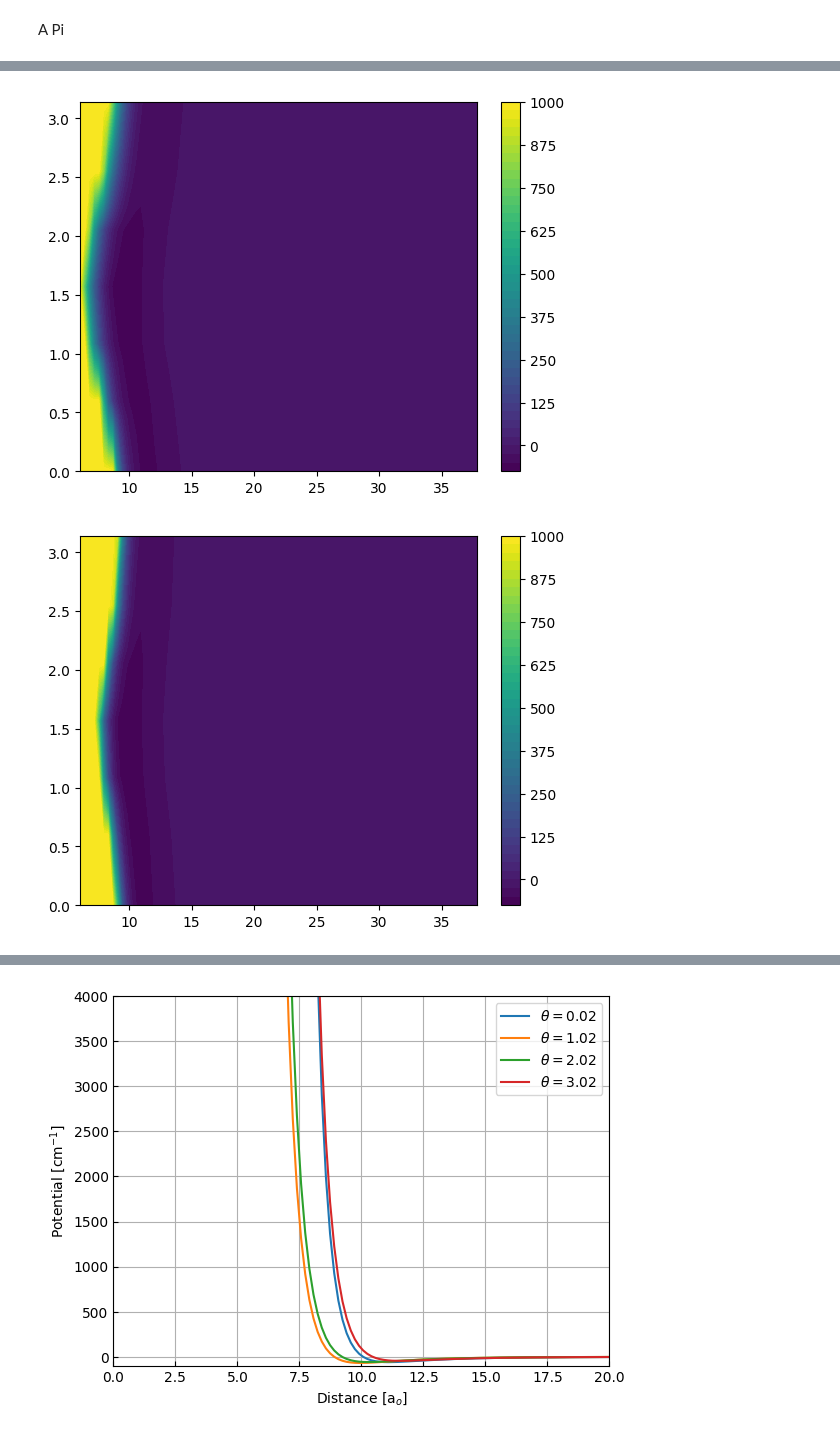
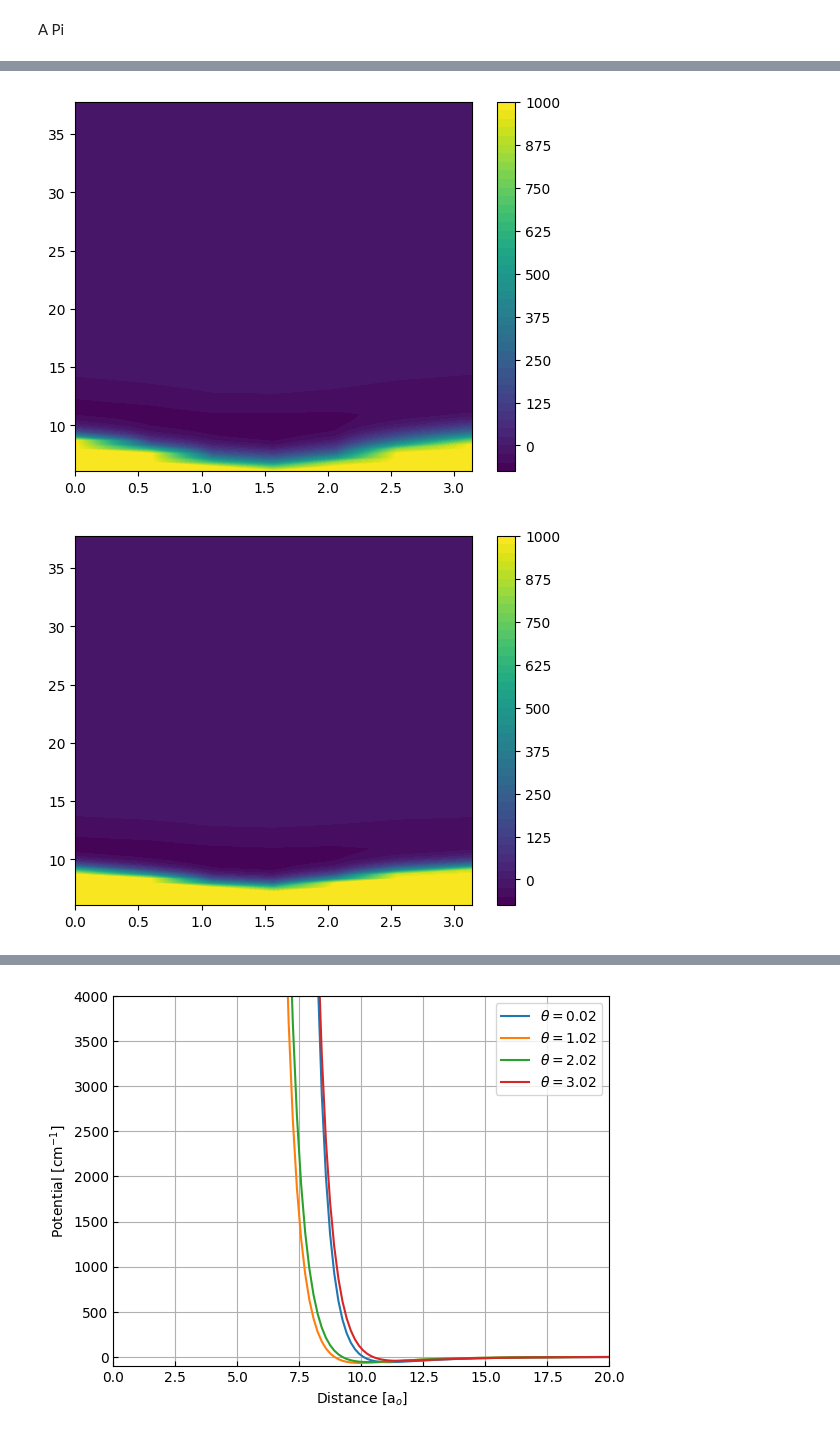
Before and after one commit to Wleter/NeOcs, a Jupyter notebook: analysis/potentials.ipynb, the cells around one changed output, grey strips where cells are left out. Cells and saved outputs as stored; diff of their text form; code cells hidden in the pictures.

```diff
--- a/analysis/potentials.ipynb
+++ b/analysis/potentials.ipynb
@@ -326,26 +234,21 @@ class Potential:
 # %%
-import scipy.optimize as opt
-
 def fit_potential(r_theta, oc_bond, cs_bond, d6_o, d6_c, d6_s, re_o, re_c, re_s, sigma):
-    # oc_bond = 1.5710 * ANGS
-    # cs_bond = 1.1526 * ANGS
-    potential = Potential(oc_bond, cs_bond, d6_o, d6_c, d6_s, re_o, re_c, re_s, sigma)
+    potential = ForceField(oc_bond, cs_bond, d6_o, d6_c, d6_s, re_o, re_c, re_s, sigma)
 
     return potential.value(1 / r_theta[0], r_theta[1])
 
-theta, r, pot = load_from_file("../potentials/", "potential.dat")
-theta = np.array(theta)
-r = np.array(r)
-pot = np.array(pot)
+potential = load_from_file("../potentials/", "potential.dat")
 
-r = r[10:]
-pot = pot[:, 10:]
+radial = potential.radial[10:]
+polar = potential.polar
+pot = potential.values[10:, :]
 
-theta_mesh, r_mesh = np.meshgrid(theta, r, indexing="ij")
+radial_mesh, polar_mesh = np.meshgrid(radial, polar, indexing="ij")
 
 p0 = (2.96876583, 2.178102798,
       6.2e7, 6.2e7, 6.2e7,
       170, 170, 170,
       0.66656416032193)
-p, err = opt.curve_fit(fit_potential, (1 / r_mesh.ravel(), theta_mesh.ravel()), pot.ravel(), p0,
+p, err = opt.curve_fit(fit_potential, (1 / radial_mesh.ravel(), polar_mesh.ravel()), pot.ravel(), p0,
                        bounds = ((0, 0, 0, 0, 0, 0, 0, 0, -np.inf), np.inf))
+print(p)
@@ -377,23 +275,21 @@ ax.legend();
 [figure]
 [figure]
 # %%
-theta, r, pot = load_from_file("../potentials/", "potential.dat")
-theta = np.array(theta)
-r = np.array(r)
-pot = np.array(pot)
-
-theta_label = list(map(lambda x: f"{x:.0f}", theta * 180 / np.pi))
-theta_mesh, r_mesh = np.meshgrid(theta, r, indexing="ij")
-potential = np.clip(pot / CM_INV, -1000, 1000)
+potential = load_from_file("../potentials/", "potential.dat")
+radial_mesh, polar_mesh = np.meshgrid(potential.radial, potential.polar, indexing="ij")
+polar_label = list(map(lambda x: f"{x:.0f}", potential.polar * 180 / np.pi))
+potential.values = np.clip(potential.values, -1000 * CM_INV, 1000 * CM_INV)
 
 fig, ax = plt.subplots()
-CS = ax.contourf(r, theta, potential, levels=50)
+CS = ax.contourf(potential.polar, potential.radial, potential.values / CM_INV, levels=50)
 cbar = fig.colorbar(CS)
 
-potential = np.clip(fit_potential((1 / r_mesh, theta_mesh), *p) / CM_INV, -1000, 1000)
+fitted = fit_potential((1 / radial_mesh, polar_mesh), *p)
+fitted = np.clip(fitted, -1000 * CM_INV, 1000 * CM_INV)
+
 fig, ax = plt.subplots()
-CS = ax.contourf(r, theta, potential, levels=50)
+CS = ax.contourf(potential.polar, potential.radial, fitted / CM_INV, levels=50)
 cbar = fig.colorbar(CS)
 # %% [output]
-[figure, old version]
+[figure, new version]
-[figure, old version]
+[figure, new version]
```
Also changed, not shown: parts of 17 cells of this notebook, 26 other files.
